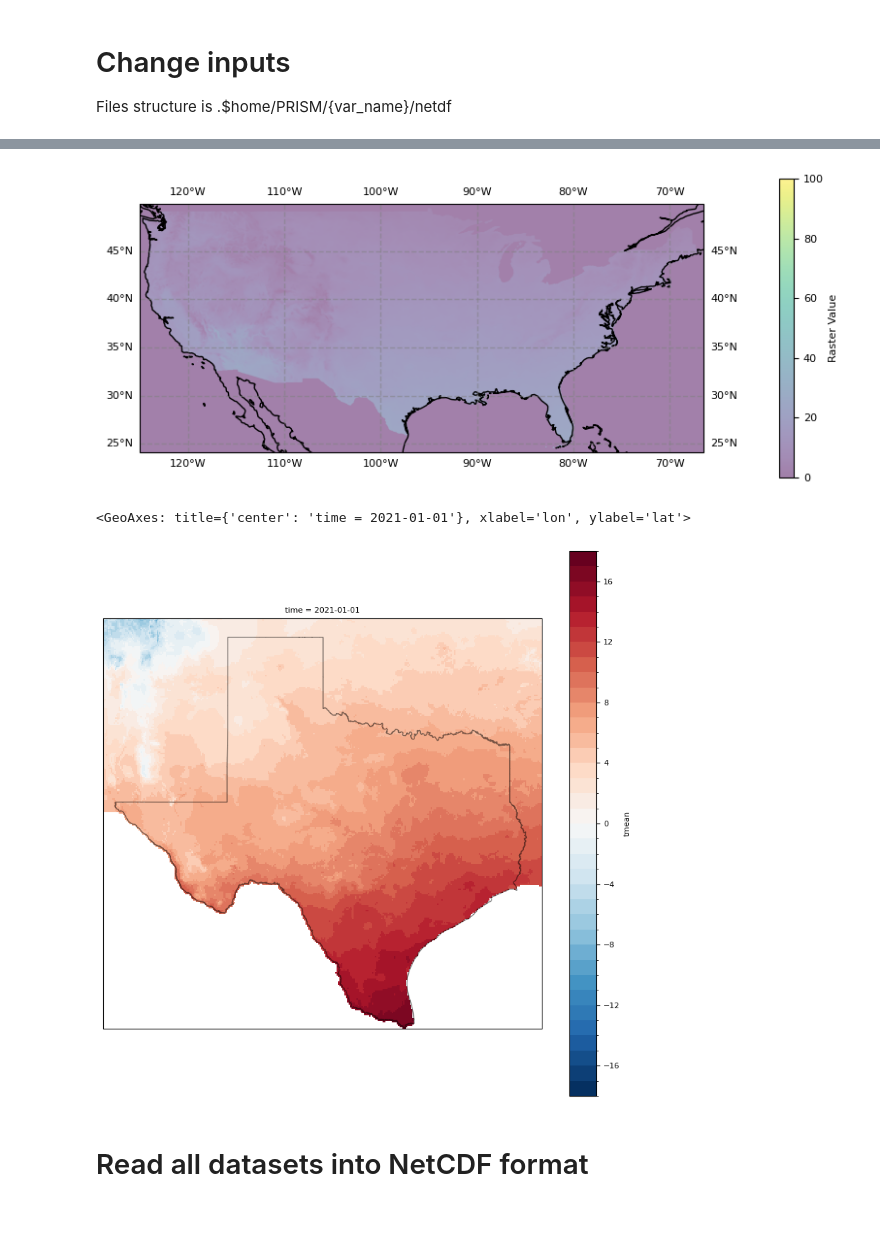
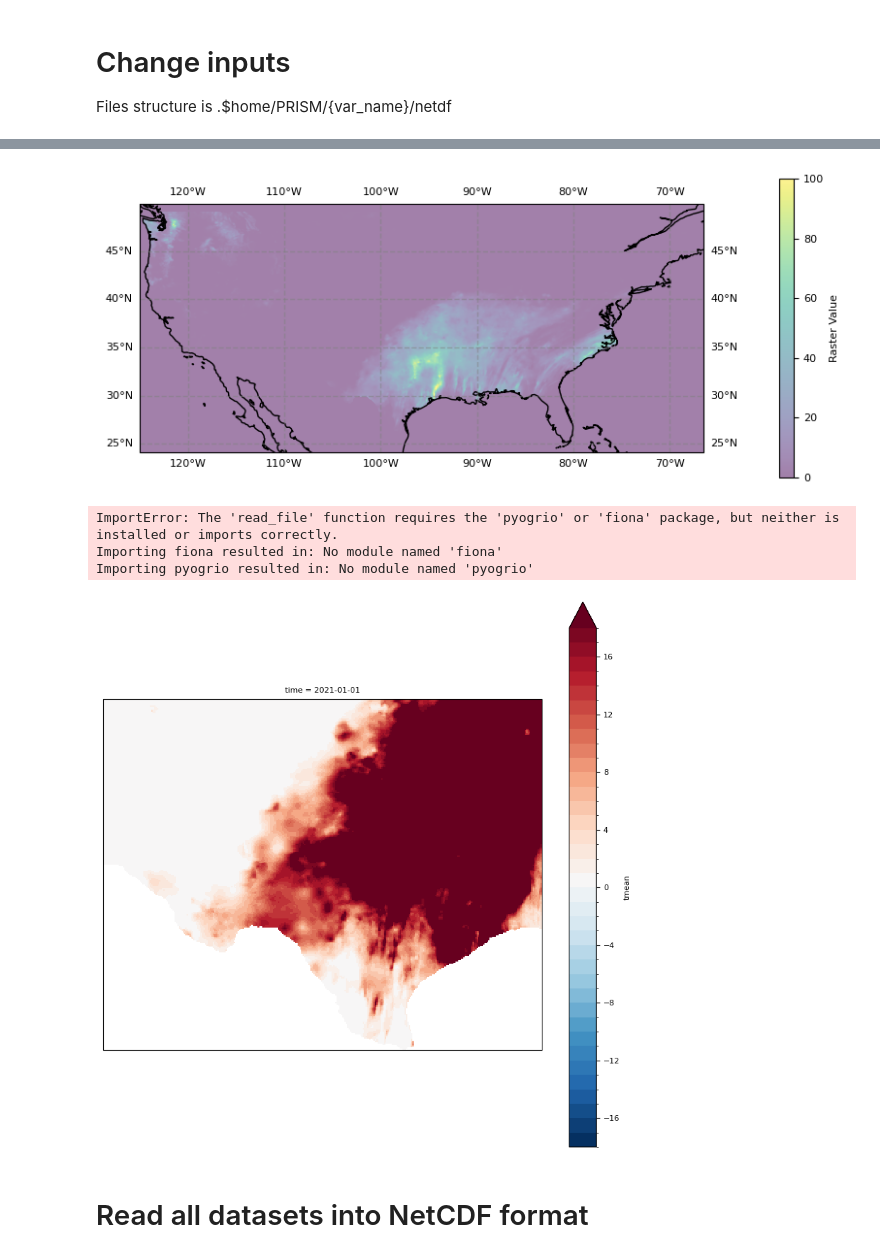
Before and after one commit to sd9616/wastewater, a Jupyter notebook: PRISM_netcdf_calc_twbs.ipynb, the cells around one changed output, grey strips where cells are left out. Saved outputs shown, nothing was run; the diff lists cells and outputs as text; code cells hidden in the pictures; blank space fills up the shorter version.

Commit message:
updating PRISM_netcdf... for daily data; added requirements.txt for pip user

```diff
--- a/PRISM_netcdf_calc_twbs.ipynb
+++ b/PRISM_netcdf_calc_twbs.ipynb
@@ -49,5 +53,8 @@ plt.rcParams.update({
 
 Files structure is .$home/PRISM/{var_name}/netdf
 # %%
-home = '/home/ib28/mymount/sd75/isabelleb/wastewater/PRISM'
-shapefile = "/home/ib28/mymount/sd75/isabelleb/wastewater/shapefiles/Regional_County_Boundaries.shp"
+# home = '/home/ib28/mymount/sd75/isabelleb/wastewater/PRISM'
+home = '/home/sd96/rdf'
+# home = '/home/sd96/wastewater'
+shapefile = os.path.join(home, 'harris_county.geojson')
+# shapefile = "/home/ib28/mymount/sd75/isabelleb/wastewater/shapefiles/Regional_County_Boundaries.shp"
@@ -107,12 +182,12 @@ def read_bil_manual(bil_path, hdr_path):
     return data_array
 
 # Example usage:
-bil_file = os.path.join('tmean', 'PRISM_tmean_stable_4kmM3_202101_bil.bil')
-hdr_file = os.path.join('tmean', 'PRISM_tmean_stable_4kmM3_202101_bil.hdr')
+bil_file = os.path.join(home, f'{clim_var}', f'PRISM_{clim_var}_stable_4km{daily}_20210101_bil.bil')
+hdr_file = os.path.join(home, f'{clim_var}', f'PRISM_{clim_var}_stable_4km{daily}_20210101_bil.hdr')
 bil_data_manual = read_bil_manual(bil_file, hdr_file)
 # %%
 # Read raster data from .bil file
-bil_file_path = os.path.join('tmean', 'PRISM_tmean_stable_4kmM3_2021_bil.bil')
+bil_file_path = os.path.join(home, f'{clim_var}', f'PRISM_{clim_var}_stable_4km{daily}_20210101_bil.bil')
 
 # Use rasterio to read the raster data
 with rasterio.open(bil_file_path) as src:
@@ -146,7 +221,7 @@ ax.set_aspect('equal')
 
 plt.show()
 # %% [output]
-[figure, old version]
+[figure, new version]
 # %%
 # Convert the data into an xarray dataset
 
@@ -172,7 +247,12 @@ Ny = raster_data.shape[0]
 longitude = create_array_with_step(Nx, x0, dx)
 latitude = create_array_with_step(Ny, y0, -dy)
 filename_parts = bil_file_path.split('.')[0].split('_')
-timestamp = np.array([datetime.strptime(filename_parts[4], '%Y%m')])
+
+# Daily
+timestamp = np.array([datetime.strptime(filename_parts[4], '%Y%m%d')])
+
+# Monthly
+# timestamp = np.array([datetime.strptime(filename_parts[4], '%Y%m')])
 var_data = np.expand_dims(raster_data, axis=2)
 # %%
 ds = xr.Dataset(
@@ -189,25 +269,28 @@ ds = xr.Dataset(
 # %%
 
 plt.figure(figsize=(10, 10))
 ax = plt.axes(projection=ccrs.PlateCarree())
 levels = np.arange(-10, 31, 1)
 ds = ds.sortby('lat')
 ds_plot = ds.sel(lat = slice(25, 37), lon = slice(-107, -93))
 ds_plot = ds_plot.where(ds_plot.tmean > -8000, drop = True)
 levels = np.arange(-18, 19, 1)
 ds_plot.sel(time = '20210101').tmean.plot(x = 'lon', y = 'lat', ax = ax, levels = levels)
 
-shapefile = '/home/ib28/mymount/sd75/isabelleb/BWF_Pres/tl_2024_us_state.shp'
+# shapefile = '/home/ib28/mymount/sd75/isabelleb/BWF_Pres/tl_2024_us_state.shp'
+shapefile = os.path.join(home, 'tl_2024_us_county', 'tl_2024_us_state.shp')
 states = gpd.read_file(shapefile)
 
 ##### Filter for Texas #####
 texas = states[states['NAME'] == 'Texas']
 
 ##### Plot Texas Boundary #####
 texas.boundary.plot(ax=ax, color='black', alpha = 0.5, linewidth=1)
 # %% [output]
-<GeoAxes: title={'center': 'time = 2021-01-01'}, xlabel='lon', ylabel='lat'>
+ImportError: The 'read_file' function requires the 'pyogrio' or 'fiona' package, but neither is installed or imports correctly.
+Importing fiona resulted in: No module named 'fiona'
+Importing pyogrio resulted in: No module named 'pyogrio'
-[figure, old version]
+[figure, new version]
 # %% [markdown]
 # Read all datasets into NetCDF format
 # %%
```
Also changed, not shown: parts of 10 cells of this notebook, 2 other files.
